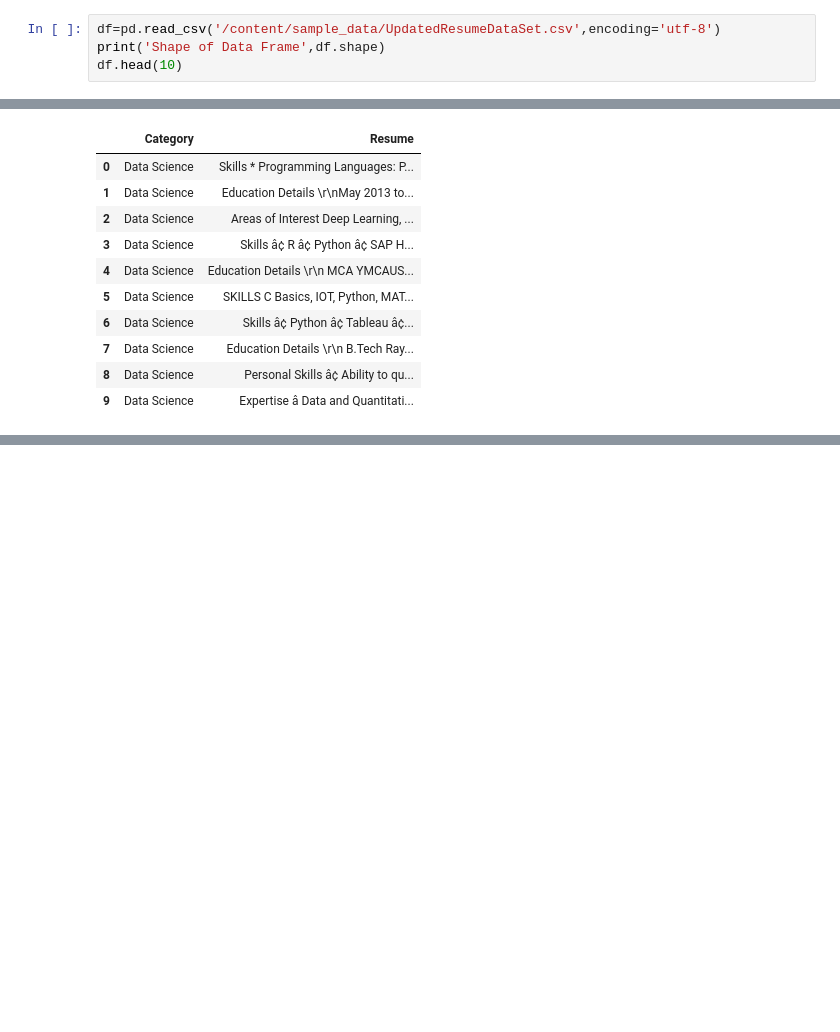
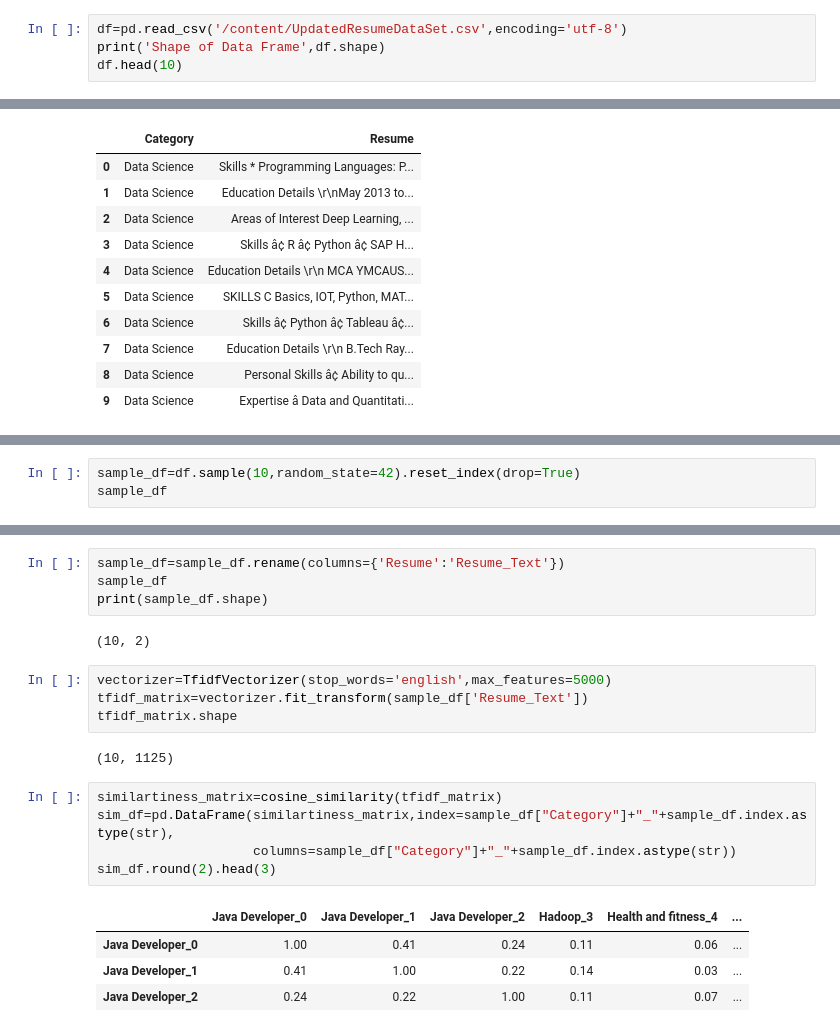
Before and after one commit to sabrienaamran-eng/aimltraining, a Jupyter notebook: Day-25/ResumeSkillsSummaryNLP_Example.ipynb, the cells around one changed output, grey strips where cells are left out. Drawn from its saved outputs; the diff is of its cells as text; blank space fills up the shorter version.

```diff
--- a/Day-25/ResumeSkillsSummaryNLP_Example.ipynb
+++ b/Day-25/ResumeSkillsSummaryNLP_Example.ipynb
@@ -7,5 +8,5 @@ import seaborn as sns
 # %%
-df=pd.read_csv('/content/sample_data/UpdatedResumeDataSet.csv',encoding='utf-8')
+df=pd.read_csv('/content/UpdatedResumeDataSet.csv',encoding='utf-8')
 print('Shape of Data Frame',df.shape)
 df.head(10)
 # %% [output]
@@ -25,0 +29,3 @@ print('\n Columns')
+# %%
+sample_df=df.sample(10,random_state=42).reset_index(drop=True)
+sample_df
@@ -25,0 +44,22 @@ print('\n Columns')
+# %%
+sample_df=sample_df.rename(columns={'Resume':'Resume_Text'})
+sample_df
+print(sample_df.shape)
+# %% [output]
+(10, 2)
+# %%
+vectorizer=TfidfVectorizer(stop_words='english',max_features=5000)
+tfidf_matrix=vectorizer.fit_transform(sample_df['Resume_Text'])
+tfidf_matrix.shape
+# %% [output]
+(10, 1125)
+# %%
+similartiness_matrix=cosine_similarity(tfidf_matrix)
+sim_df=pd.DataFrame(similartiness_matrix,index=sample_df["Category"]+"_"+sample_df.index.astype(str),
+                    columns=sample_df["Category"]+"_"+sample_df.index.astype(str))
+sim_df.round(2).head(3)
+# %% [output]
+|  | Java Developer_0 | Java Developer_1 | Java Developer_2 | Hadoop_3 | Health and fitness_4 | ... |
+| Java Developer_0 | 1.00 | 0.41 | 0.24 | 0.11 | 0.06 | ... |
+| Java Developer_1 | 0.41 | 1.00 | 0.22 | 0.14 | 0.03 | ... |
+| Java Developer_2 | 0.24 | 0.22 | 1.00 | 0.11 | 0.07 | ... |
```
Also changed, not shown: parts of 11 cells of this notebook, 5 other files.
